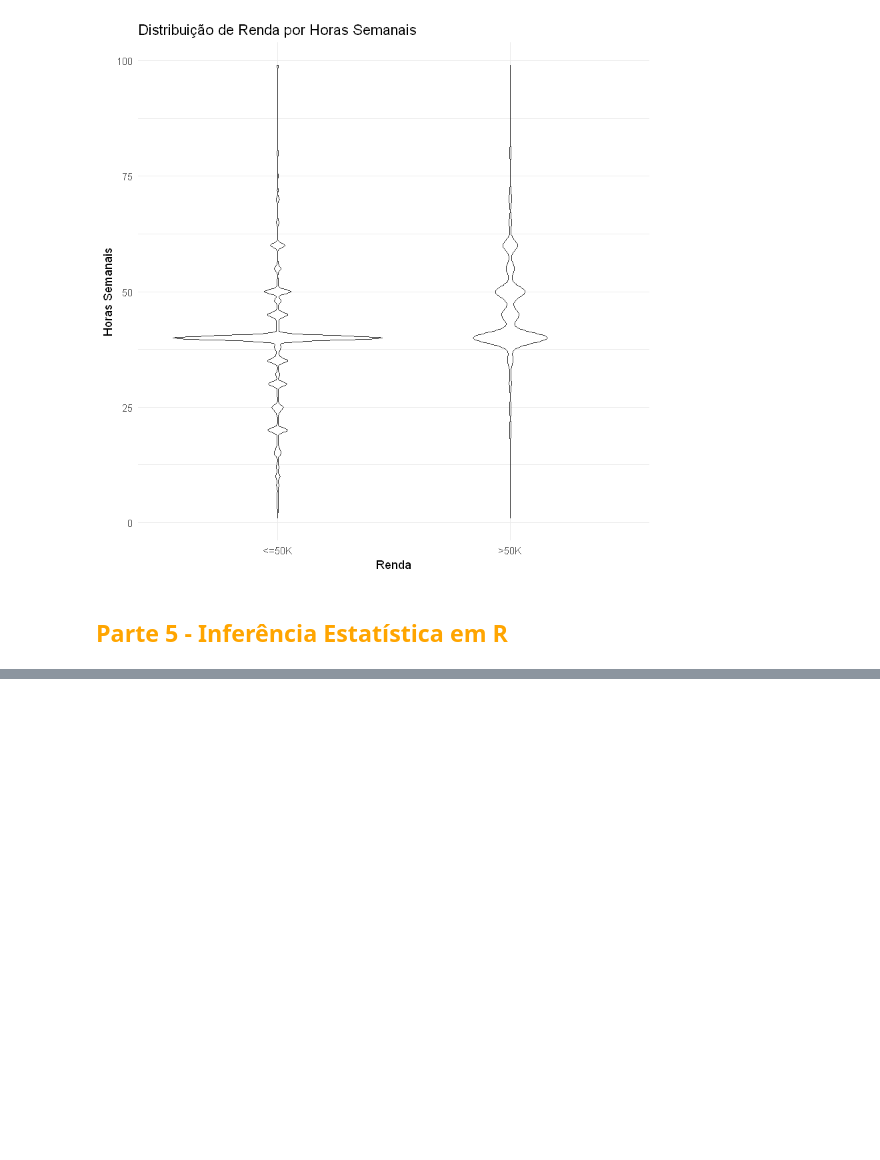
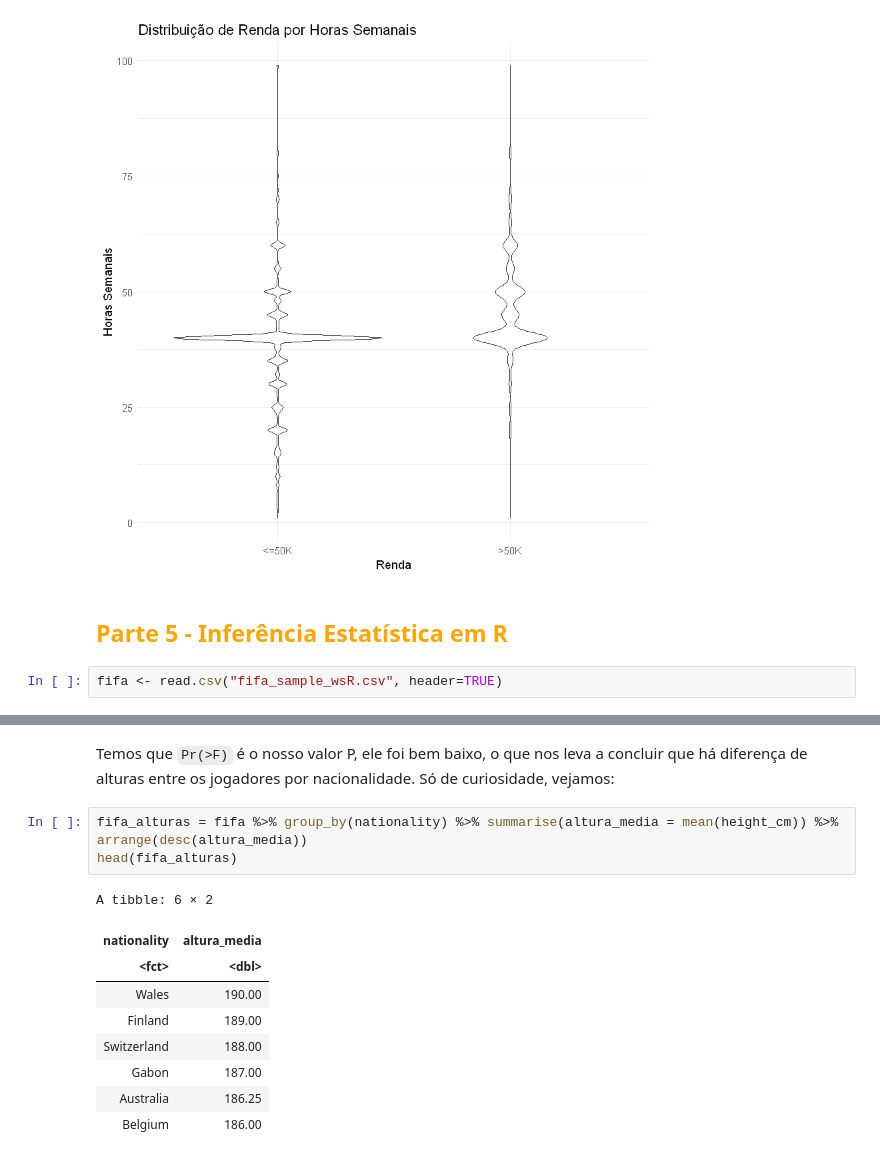
Before and after one commit to turing-usp/workshop_estatistica_com_R, a Jupyter notebook: fifa-gabarito.ipynb, the cells around one changed output, grey strips where cells are left out. Saved outputs shown, nothing was run; the diff lists cells and outputs as text; blank space fills up the shorter version.

```diff
--- a/fifa-gabarito.ipynb
+++ b/fifa-gabarito.ipynb
@@ -732,3 +736,5 @@ ggplot(data = adult, mapping = aes(x = income, y = hours.per.week)) +
 [figure]
 # %% [markdown]
 ## <a id = "parte5"></a><span style="color: orange;"> Parte 5 - Inferência Estatística em R </span>
+# %%
+fifa <- read.csv("fifa_sample_wsR.csv", header=TRUE)
@@ -940,0 +842,15 @@ ggplot(adult,aes(age, capital.gain)) + geom_point() + geom_smooth(method='lm')
+# %% [markdown]
+Temos que `Pr(>F)` é o nosso valor P, ele foi bem baixo, o que nos leva a concluir que há diferença de alturas entre os jogadores por nacionalidade. Só de curiosidade, vejamos:
+# %%
+fifa_alturas = fifa %>% group_by(nationality) %>% summarise(altura_media = mean(height_cm)) %>% arrange(desc(altura_media))
+head(fifa_alturas)
+# %% [output]
+A tibble: 6 × 2
+| nationality | altura_media |
+| <fct> | <dbl> |
+| Wales | 190.00 |
+| Finland | 189.00 |
+| Switzerland | 188.00 |
+| Gabon | 187.00 |
+| Australia | 186.25 |
+| Belgium | 186.00 |
```
Also changed, not shown: parts of 51 cells of this notebook, 3 other files.
